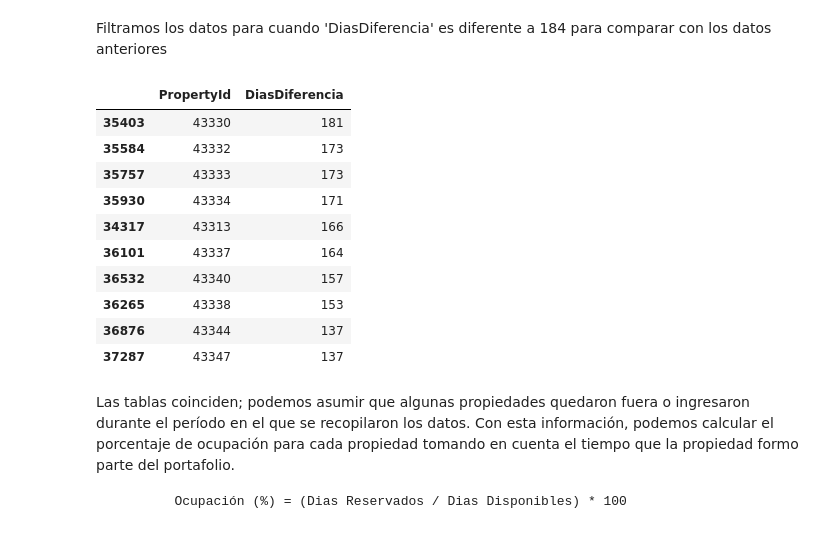
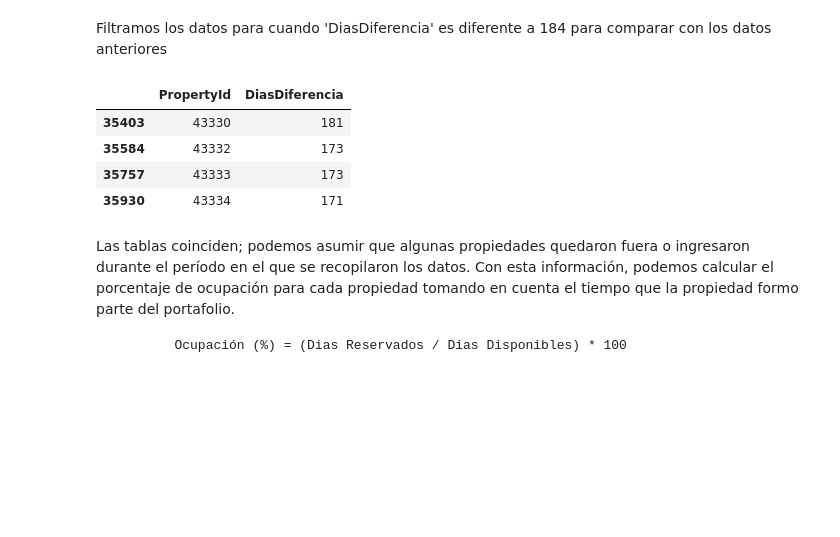
Before and after one commit to davidsosaolea/Stay-Unique, a Jupyter notebook: Gestión de propiedades y reservas_2 copy.ipynb, the cells around one changed output. Drawn from its saved outputs; the diff is of its cells as text; code cells hidden in the pictures; blank space fills up the shorter version.

```diff
--- a/Gestión de propiedades y reservas_2 copy.ipynb
+++ b/Gestión de propiedades y reservas_2 copy.ipynb
@@ -214,24 +205,18 @@ Filtramos los datos para cuando 'DiasDiferencia' es diferente a 184 para compara
 # %%
 # Imprimir el DataFrame resultante
 df_filtrado = calendar.loc[calendar['DiasDiferencia'] != 184]
 df_filtrado = df_filtrado[['PropertyId', 'DiasDiferencia']]
 df_filtrado= df_filtrado.drop_duplicates()
 df_ordenado = df_filtrado.sort_values(by='DiasDiferencia', ascending=False)
 # LISTA PARA PRUEBAS
 # lista_property_id = df_ordenado['PropertyId'].tolist()
-df_ordenado.head(10)
+df_ordenado.head(4)
 # %% [output]
 |  | PropertyId | DiasDiferencia |
 | 35403 | 43330 | 181 |
 | 35584 | 43332 | 173 |
 | 35757 | 43333 | 173 |
 | 35930 | 43334 | 171 |
-| 34317 | 43313 | 166 |
-| 36101 | 43337 | 164 |
-| 36532 | 43340 | 157 |
-| 36265 | 43338 | 153 |
-| 36876 | 43344 | 137 |
-| 37287 | 43347 | 137 |
 # %% [markdown]
 Las tablas coinciden; podemos asumir que algunas propiedades quedaron fuera o ingresaron durante el período en el que se recopilaron los datos. Con esta información, podemos calcular el porcentaje de ocupación para cada propiedad tomando en cuenta el tiempo que la propiedad formo parte del portafolio.
 
```
Also changed, not shown: parts of 28 cells of this notebook, 6 other files.
